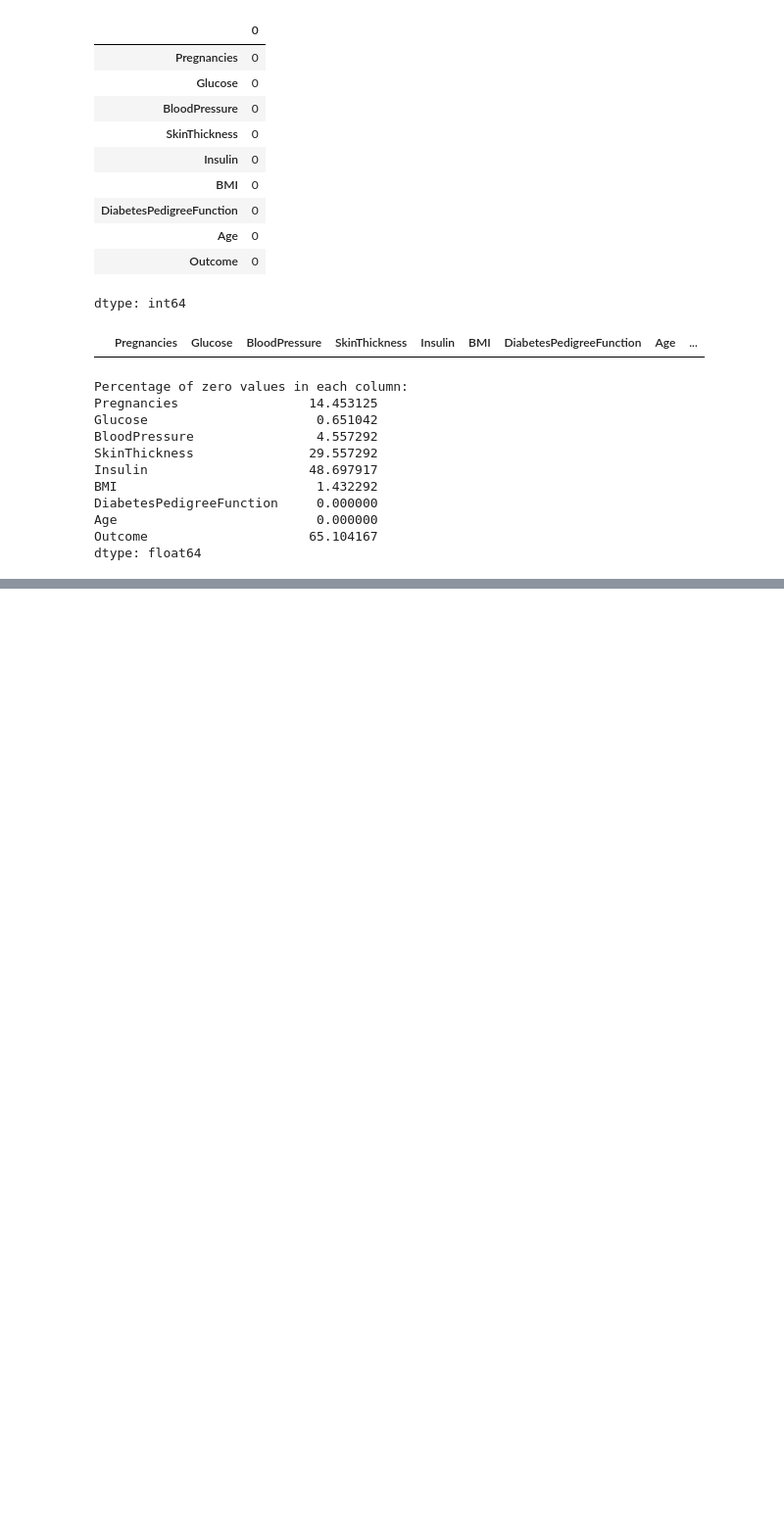
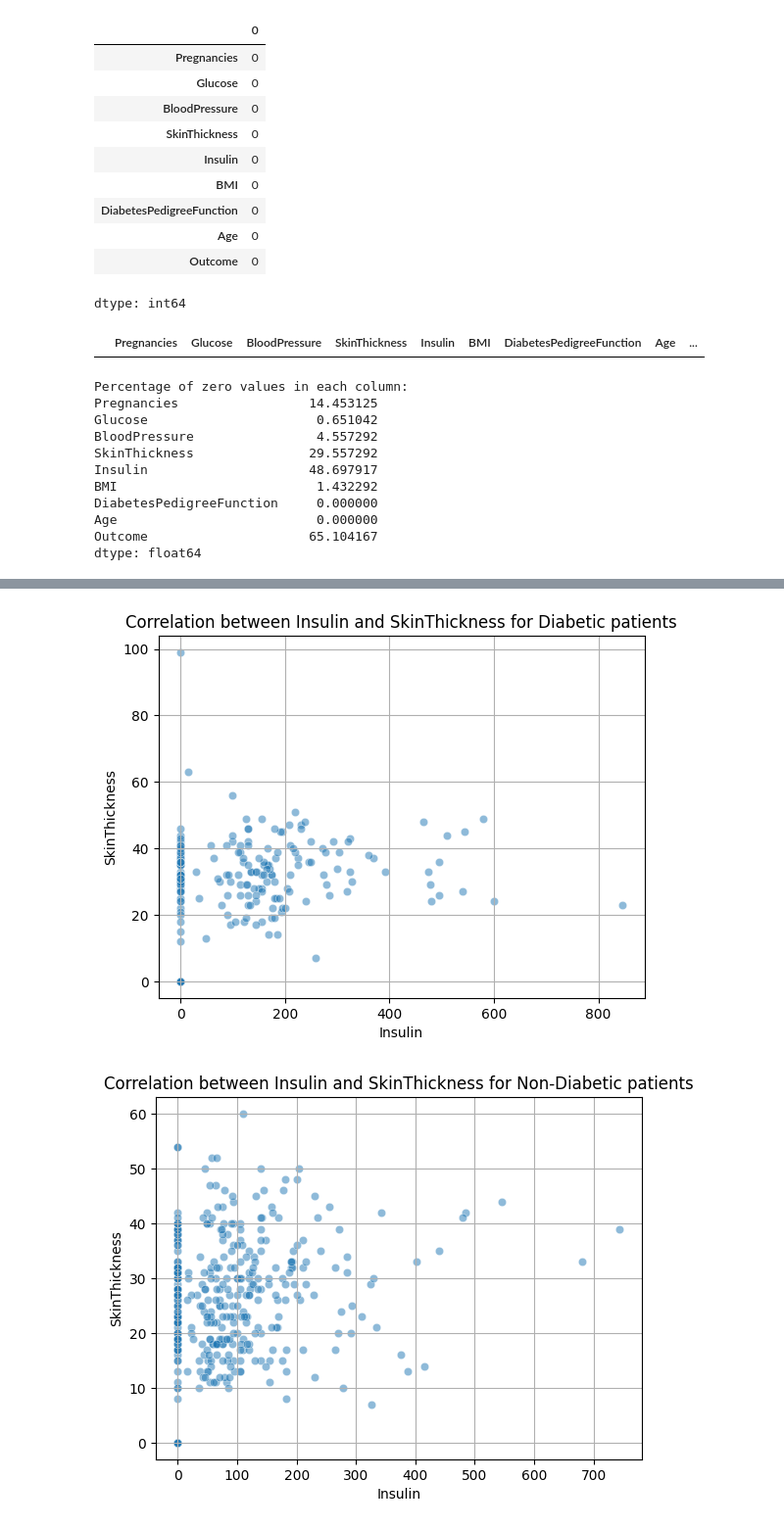
Before and after one commit to saumya-699/Data-Analytics-Process-and-Interpretation, a Jupyter notebook: Data_Analytics_Process_and_Interpretation.ipynb, the cells around one changed output, grey strips where cells are left out. Shown at 98% size. Drawn from its saved outputs; the diff is of its cells as text; code cells hidden in the pictures; blank space fills up the shorter version.

```diff
--- a/Data_Analytics_Process_and_Interpretation.ipynb
+++ b/Data_Analytics_Process_and_Interpretation.ipynb
@@ -134,0 +174,23 @@ data[cols_knn] = knn_imputer.fit_transform(data[cols_knn])
+# %%
+# Filter for diabetic and non-diabetic groups
+diabetic = data[data["Outcome"] == 1]
+non_diabetic = data[data["Outcome"] == 0]
+
+# Scatterplot for diabetic patients
+sns.scatterplot(x="Insulin", y="SkinThickness", data=diabetic, alpha=0.5)
+plt.xlabel("Insulin")
+plt.ylabel("SkinThickness")
+plt.title("Correlation between Insulin and SkinThickness for Diabetic patients")
+plt.grid(True)
+plt.show()
+
+# Scatterplot for non-diabetic patients
+sns.scatterplot(x="Insulin", y="SkinThickness", data=non_diabetic, alpha=0.5)
+plt.xlabel("Insulin")
+plt.ylabel("SkinThickness")
+plt.title("Correlation between Insulin and SkinThickness for Non-Diabetic patients")
+plt.grid(True)
+plt.show()
+# %% [output]
+[figure, added]
+[figure, added]
```
Also changed, not shown: parts of 8 cells of this notebook.
